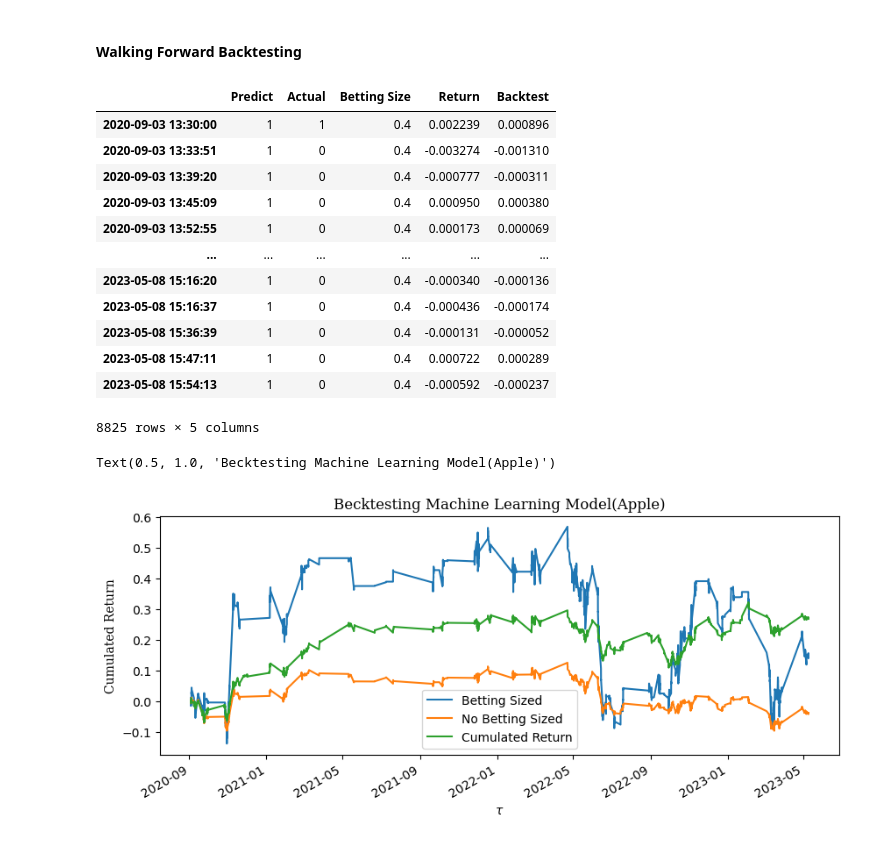
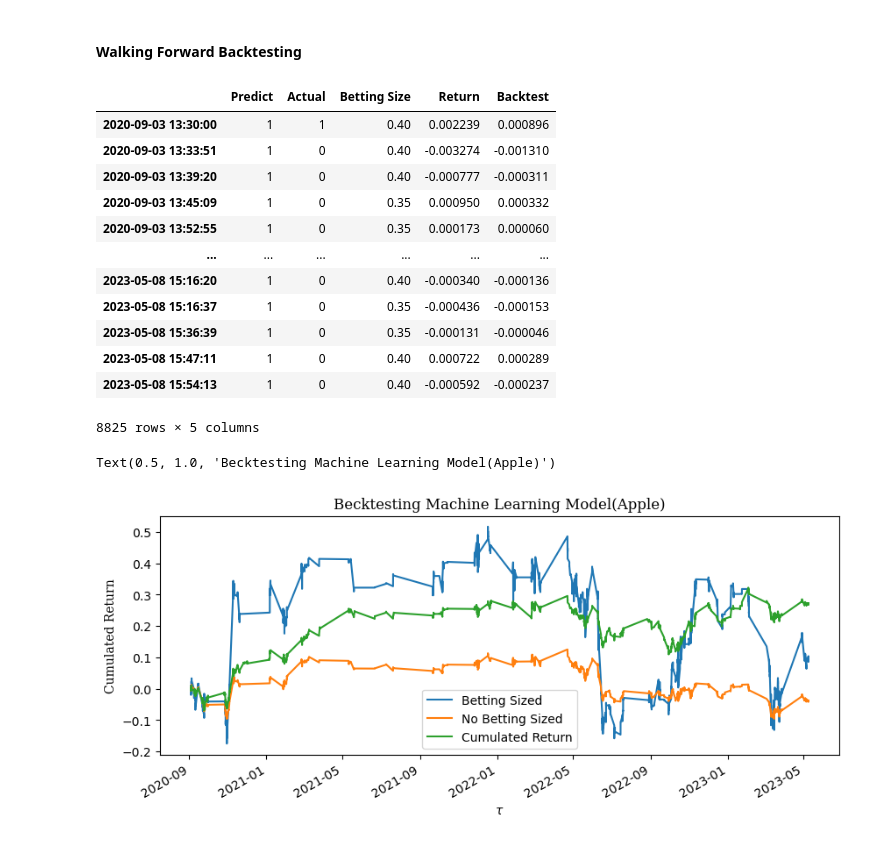
Before and after one commit to Tommylee1013/FinancialMachineLearning, a Jupyter notebook: Notes/Sample Models/Projects02.ipynb, the cells around one changed output. Cells and saved outputs as stored; diff of their text form; code cells hidden in the pictures.

```diff
--- a/Notes/Sample Models/Projects02.ipynb
+++ b/Notes/Sample Models/Projects02.ipynb
@@ -554,13 +554,13 @@ plt.show()
 fig, ax = plt.subplots(figsize = (8, 4))
 
 min_prob, max_prob = 1 / 2, 1
-event_prob['bet_size_prob'] = bet_size_probability(events = event_prob, prob = event_prob['prob'], step_size = 0.1, num_classes = 2)
-ax.scatter(event_prob['prob'], event_prob['bet_size_prob'], label=f"||X||={2}",
-           linewidth = 1, alpha = 0.01, color = 'red', marker = '.')
+event_prob['bet_size_prob'] = bet_size_probability(events = event_prob, prob = event_prob['prob'], step_size = 0.05, num_classes = 2)
+ax.plot(sorted(event_prob['prob']), sorted(event_prob['bet_size_prob']), label=f"||X||={2}",
+           linewidth = 1, alpha = 1, color = 'darkred')
 
 ax.set_ylabel("Bet Size $m=2Z[z]-1$")
 ax.set_xlabel(r"Maximum Predicted Probability $\tilde{p}=max_i${$p_i$}")
-d = 0.1
+d = 0.05
 if not d==0.0:
     ax.set_title(f"Discretized Bet Size, d = {d}", fontsize=12, fontfamily = 'Serif')
 else:
@@ -592,25 +592,25 @@ event_prob
 # %%
 backtest = pd.DataFrame()
 backtest['Predict'] = model.predict(X_test)
 backtest['Actual'] = y_test.values
 backtest['Betting Size'] = event_prob.bet_size_prob.values
 backtest['Return'] = np.log(matrix.Price / matrix.Price.shift(1))[-8825:].values
-backtest['Backtest'] = event_prob.bet_size_prob.values * backtest['Return'].values * event_prob.side.values
+backtest['Backtest'] = event_prob.bet_size_prob.values * backtest['Return'].values
 backtest.index = X_test.index
 backtest
 # %% [output]
 |  | Predict | Actual | Betting Size | Return | Backtest |
-| 2020-09-03 13:30:00 | 1 | 1 | 0.4 | 0.002239 | 0.000896 |
-| 2020-09-03 13:33:51 | 1 | 0 | 0.4 | -0.003274 | -0.001310 |
-| 2020-09-03 13:39:20 | 1 | 0 | 0.4 | -0.000777 | -0.000311 |
-| 2020-09-03 13:45:09 | 1 | 0 | 0.4 | 0.000950 | 0.000380 |
-| 2020-09-03 13:52:55 | 1 | 0 | 0.4 | 0.000173 | 0.000069 |
+| 2020-09-03 13:30:00 | 1 | 1 | 0.40 | 0.002239 | 0.000896 |
+| 2020-09-03 13:33:51 | 1 | 0 | 0.40 | -0.003274 | -0.001310 |
+| 2020-09-03 13:39:20 | 1 | 0 | 0.40 | -0.000777 | -0.000311 |
+| 2020-09-03 13:45:09 | 1 | 0 | 0.35 | 0.000950 | 0.000332 |
+| 2020-09-03 13:52:55 | 1 | 0 | 0.35 | 0.000173 | 0.000060 |
 | ... | ... | ... | ... | ... | ... |
-| 2023-05-08 15:16:20 | 1 | 0 | 0.4 | -0.000340 | -0.000136 |
-| 2023-05-08 15:16:37 | 1 | 0 | 0.4 | -0.000436 | -0.000174 |
-| 2023-05-08 15:36:39 | 1 | 0 | 0.4 | -0.000131 | -0.000052 |
-| 2023-05-08 15:47:11 | 1 | 0 | 0.4 | 0.000722 | 0.000289 |
-| 2023-05-08 15:54:13 | 1 | 0 | 0.4 | -0.000592 | -0.000237 |
+| 2023-05-08 15:16:20 | 1 | 0 | 0.40 | -0.000340 | -0.000136 |
+| 2023-05-08 15:16:37 | 1 | 0 | 0.35 | -0.000436 | -0.000153 |
+| 2023-05-08 15:36:39 | 1 | 0 | 0.35 | -0.000131 | -0.000046 |
+| 2023-05-08 15:47:11 | 1 | 0 | 0.40 | 0.000722 | 0.000289 |
+| 2023-05-08 15:54:13 | 1 | 0 | 0.40 | -0.000592 | -0.000237 |
 8825 rows × 5 columns
 # %%
 plt.figure(figsize = (10,4))
@@ -624,4 +624,4 @@ plt.ylabel(r'Cumulated Return', fontfamily = 'Serif')
 plt.title('Becktesting Machine Learning Model(Apple)', fontsize = 12, fontfamily = 'Serif')
 # %% [output]
 Text(0.5, 1.0, 'Becktesting Machine Learning Model(Apple)')
-[figure, old version]
+[figure, new version]
```
Also changed, not shown: parts of 2 cells of this notebook.
